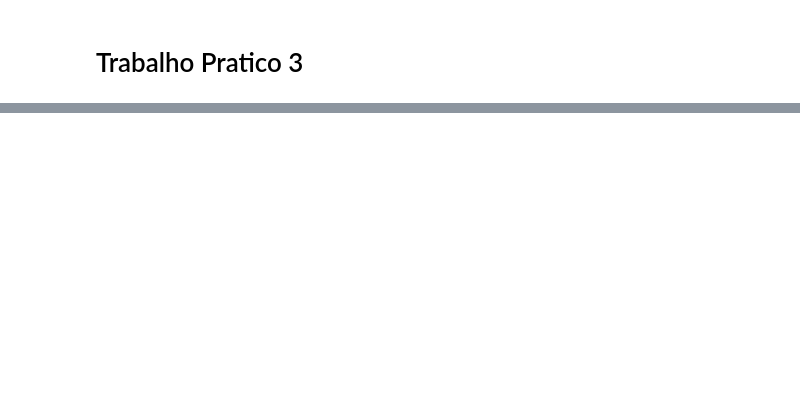
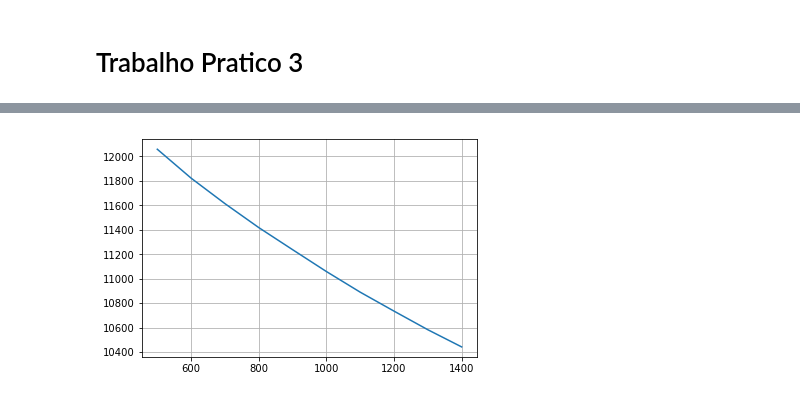
Before and after one commit to Akiravictor/MC886, a Jupyter notebook: T3/Trabalho Pratico 3.ipynb, the cells around one changed output, grey strips where cells are left out. Cells and saved outputs as stored; diff of their text form; code cells hidden in the pictures; blank space fills up the shorter version.

```diff
--- a/T3/Trabalho Pratico 3.ipynb
+++ b/T3/Trabalho Pratico 3.ipynb
@@ -45,0 +72,15 @@ plt.show()
+# %%
+print(datetime.datetime.now())
+
+wcss = []
+
+for i in np.arange(500,1500,100):
+    print(i)
+    print(datetime.datetime.now())
+    kmeans = KMeans(n_clusters= i, init="k-means++", max_iter=100, n_init=10, random_state=0)
+    kmeans.fit(X)
+    wcss.append(kmeans.inertia_)
+    print(datetime.datetime.now())
+
+print("Acabou!")
+print(datetime.datetime.now())
@@ -45,0 +105,6 @@ plt.show()
+# %%
+plt.plot(np.arange(500,1500,100), wcss)
+plt.grid(True)
+plt.show()
+# %% [output]
+[figure, added]
```
Also changed, not shown: parts of 8 cells of this notebook, 1 other file.
